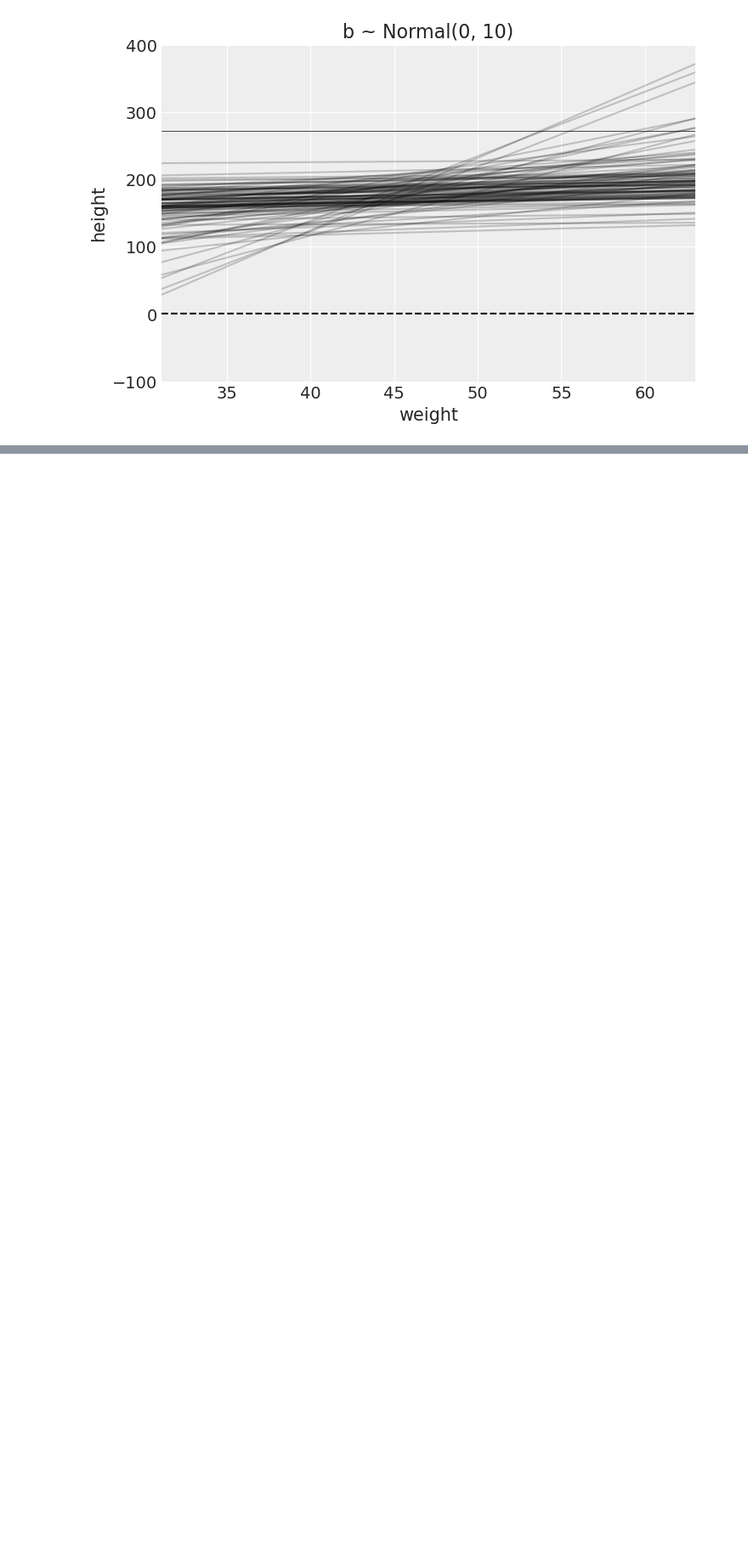
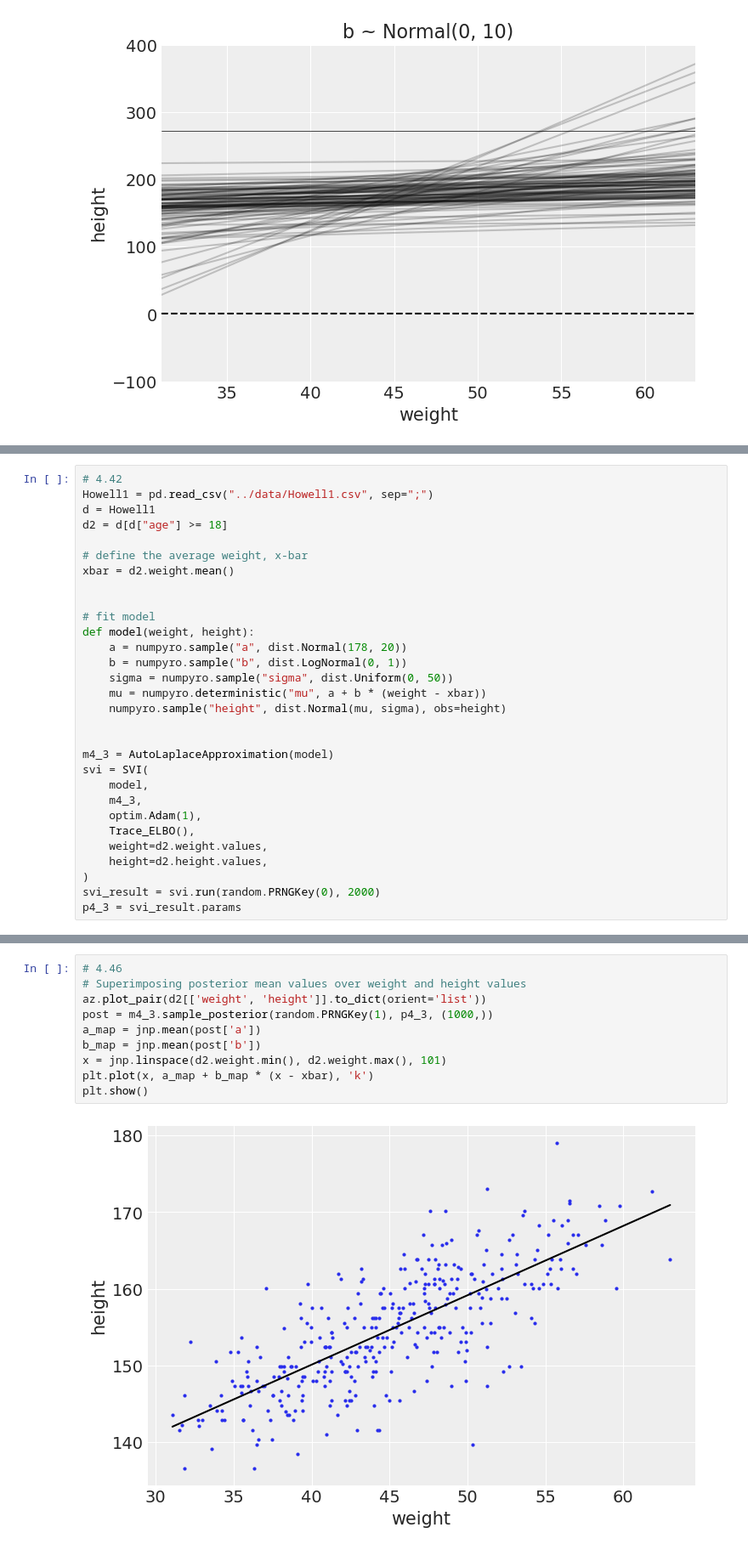
Before and after one commit to krademaker/Pyro, a Jupyter notebook: learning_numpyro/notebooks/SR_ch_4_numpyro.ipynb, the cells around one changed output, grey strips where cells are left out. Shown at 85% size. Drawn from its saved outputs; the diff is of its cells as text; blank space fills up the shorter version.

```diff
--- a/learning_numpyro/notebooks/SR_ch_4_numpyro.ipynb
+++ b/learning_numpyro/notebooks/SR_ch_4_numpyro.ipynb
@@ -522,0 +528,30 @@ plt.show()
+# %%
+# 4.42
+Howell1 = pd.read_csv("../data/Howell1.csv", sep=";")
+d = Howell1
+d2 = d[d["age"] >= 18]
+
+# define the average weight, x-bar
+xbar = d2.weight.mean()
+
+
+# fit model
+def model(weight, height):
+    a = numpyro.sample("a", dist.Normal(178, 20))
+    b = numpyro.sample("b", dist.LogNormal(0, 1))
+    sigma = numpyro.sample("sigma", dist.Uniform(0, 50))
+    mu = numpyro.deterministic("mu", a + b * (weight - xbar))
+    numpyro.sample("height", dist.Normal(mu, sigma), obs=height)
+
+
+m4_3 = AutoLaplaceApproximation(model)
+svi = SVI(
+    model,
+    m4_3,
+    optim.Adam(1),
+    Trace_ELBO(),
+    weight=d2.weight.values,
+    height=d2.height.values,
+)
+svi_result = svi.run(random.PRNGKey(0), 2000)
+p4_3 = svi_result.params
@@ -522,0 +599,12 @@ plt.show()
+# %%
+# 4.46
+# Superimposing posterior mean values over weight and height values
+az.plot_pair(d2[['weight', 'height']].to_dict(orient='list'))
+post = m4_3.sample_posterior(random.PRNGKey(1), p4_3, (1000,))
+a_map = jnp.mean(post['a'])
+b_map = jnp.mean(post['b'])
+x = jnp.linspace(d2.weight.min(), d2.weight.max(), 101)
+plt.plot(x, a_map + b_map * (x - xbar), 'k')
+plt.show()
+# %% [output]
+[figure, added]
```
Also changed, not shown: parts of 114 cells of this notebook.
